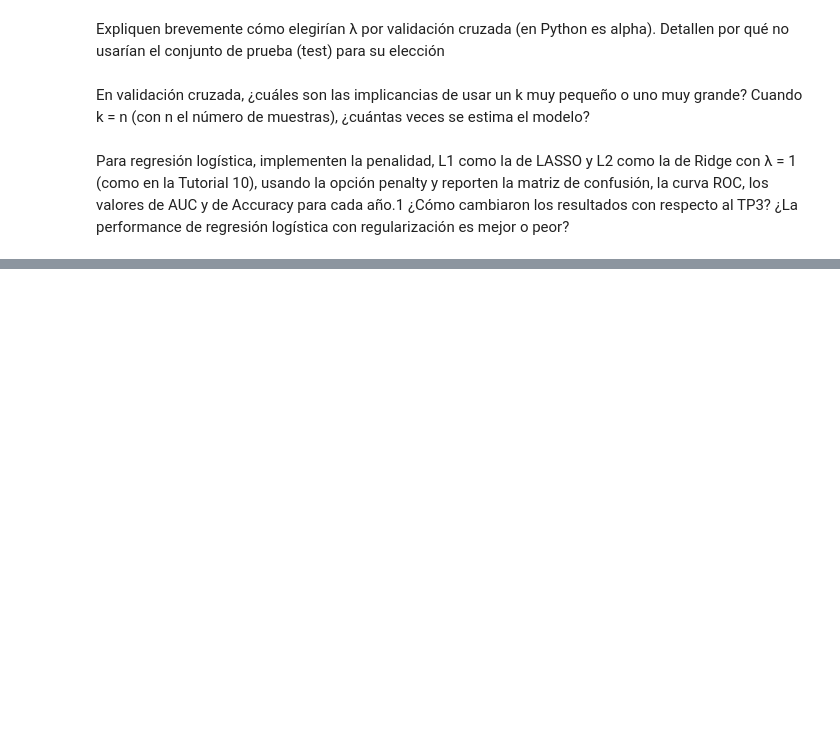
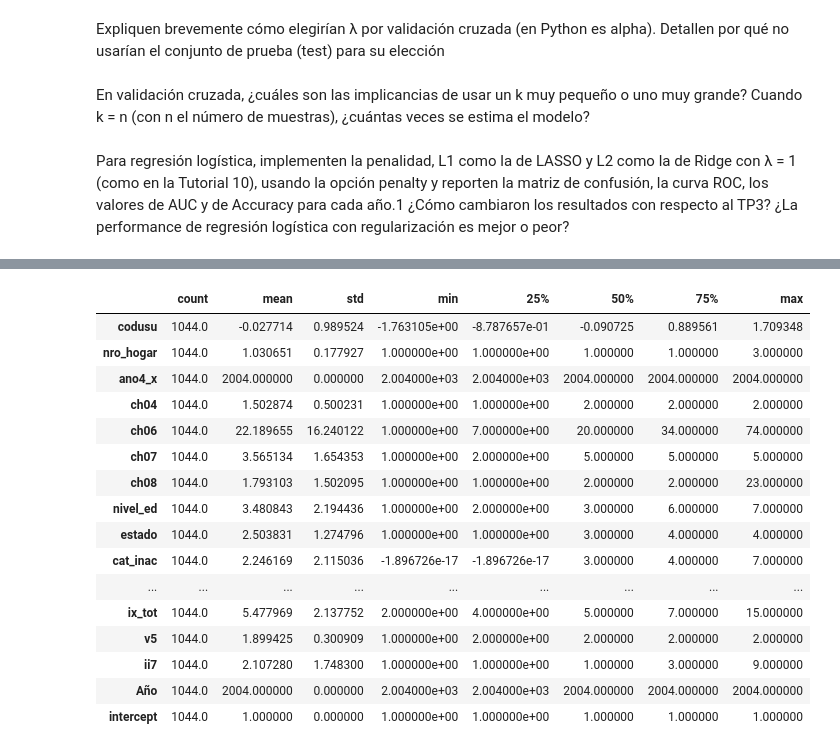
Before and after one commit to roluque/CC408-T2-3, a Jupyter notebook: TP4/TP 4.ipynb, the cells around one changed output, grey strips where cells are left out. Cells and saved outputs as stored; diff of their text form; code cells hidden in the pictures; blank space fills up the shorter version.

```diff
--- a/TP4/TP 4.ipynb
+++ b/TP4/TP 4.ipynb
@@ -477,0 +537,31 @@ con regularización es mejor o peor?
+# %%
+#primero para 2004
+#  Iniciamos el Standard Scaler
+sc = StandardScaler()
+
+# Estandarizamos las observaciones de entrenamiento
+X_train_2004_transformed = pd.DataFrame(sc.fit_transform(X_train_2004), index=X_train_2004.index, columns=X_train_2004.columns)
+
+# Estandarizamos las observaciones de test
+X_test_2004_transformed = pd.DataFrame(sc.transform(X_test_2004), index=X_test_2004.index, columns=X_test_2004.columns)
+
+# Estadisticas luego de estandarizar
+X_test_2004_transformed.describe().T
+# %% [output]
+|  | count | mean | std | min | 25% | 50% | 75% | max |
+| codusu | 1044.0 | -0.027714 | 0.989524 | -1.763105e+00 | -8.787657e-01 | -0.090725 | 0.889561 | 1.709348 |
+| nro_hogar | 1044.0 | 1.030651 | 0.177927 | 1.000000e+00 | 1.000000e+00 | 1.000000 | 1.000000 | 3.000000 |
+| ano4_x | 1044.0 | 2004.000000 | 0.000000 | 2.004000e+03 | 2.004000e+03 | 2004.000000 | 2004.000000 | 2004.000000 |
+| ch04 | 1044.0 | 1.502874 | 0.500231 | 1.000000e+00 | 1.000000e+00 | 2.000000 | 2.000000 | 2.000000 |
+| ch06 | 1044.0 | 22.189655 | 16.240122 | 1.000000e+00 | 7.000000e+00 | 20.000000 | 34.000000 | 74.000000 |
+| ch07 | 1044.0 | 3.565134 | 1.654353 | 1.000000e+00 | 2.000000e+00 | 5.000000 | 5.000000 | 5.000000 |
+| ch08 | 1044.0 | 1.793103 | 1.502095 | 1.000000e+00 | 1.000000e+00 | 2.000000 | 2.000000 | 23.000000 |
+| nivel_ed | 1044.0 | 3.480843 | 2.194436 | 1.000000e+00 | 2.000000e+00 | 3.000000 | 6.000000 | 7.000000 |
+| estado | 1044.0 | 2.503831 | 1.274796 | 1.000000e+00 | 1.000000e+00 | 3.000000 | 4.000000 | 4.000000 |
+| cat_inac | 1044.0 | 2.246169 | 2.115036 | -1.896726e-17 | -1.896726e-17 | 3.000000 | 4.000000 | 7.000000 |
+| ... | ... | ... | ... | ... | ... | ... | ... | ... |
+| ix_tot | 1044.0 | 5.477969 | 2.137752 | 2.000000e+00 | 4.000000e+00 | 5.000000 | 7.000000 | 15.000000 |
+| v5 | 1044.0 | 1.899425 | 0.300909 | 1.000000e+00 | 2.000000e+00 | 2.000000 | 2.000000 | 2.000000 |
+| ii7 | 1044.0 | 2.107280 | 1.748300 | 1.000000e+00 | 1.000000e+00 | 1.000000 | 3.000000 | 9.000000 |
+| Año | 1044.0 | 2004.000000 | 0.000000 | 2.004000e+03 | 2.004000e+03 | 2004.000000 | 2004.000000 | 2004.000000 |
+| intercept | 1044.0 | 1.000000 | 0.000000 | 1.000000e+00 | 1.000000e+00 | 1.000000 | 1.000000 | 1.000000 |
```
Also changed, not shown: parts of 9 cells of this notebook.
